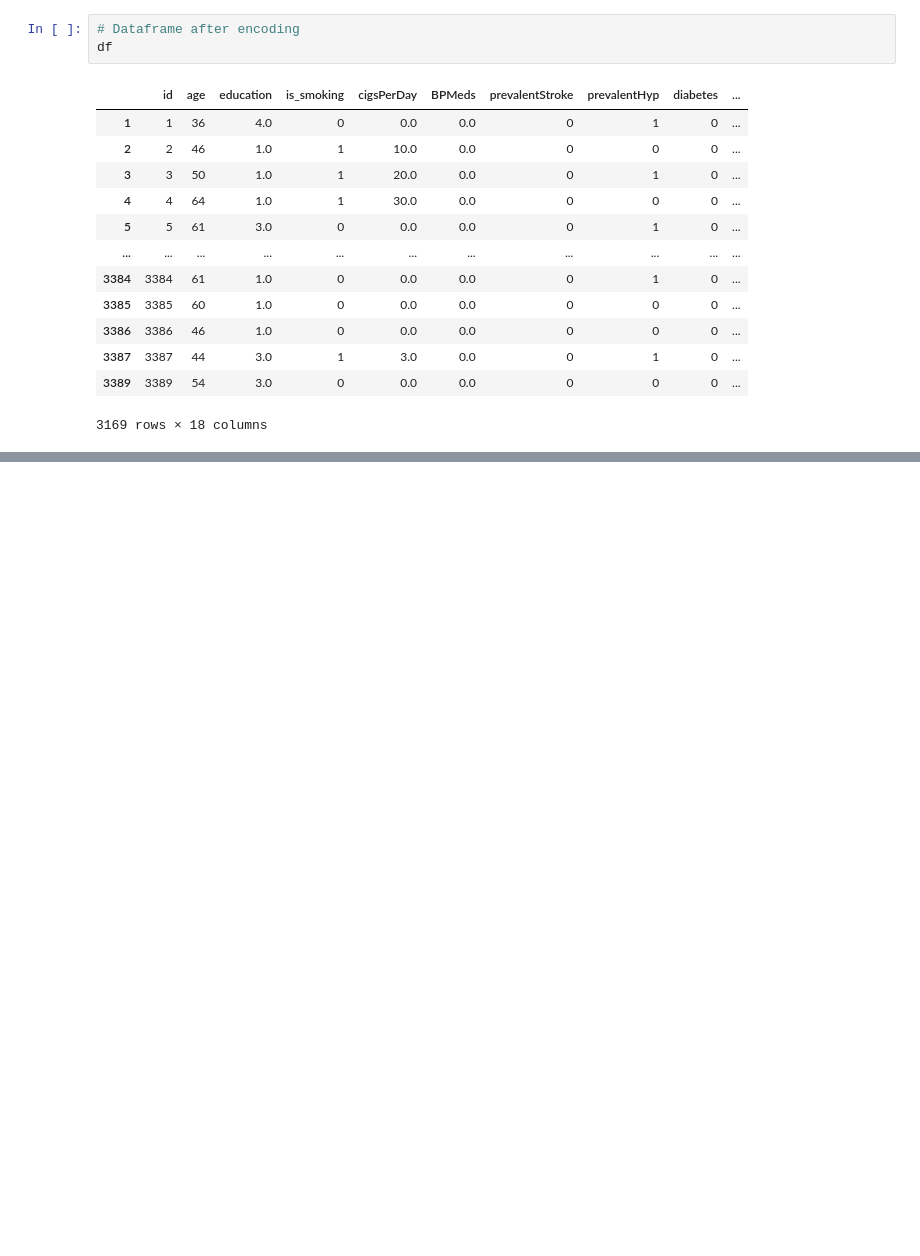
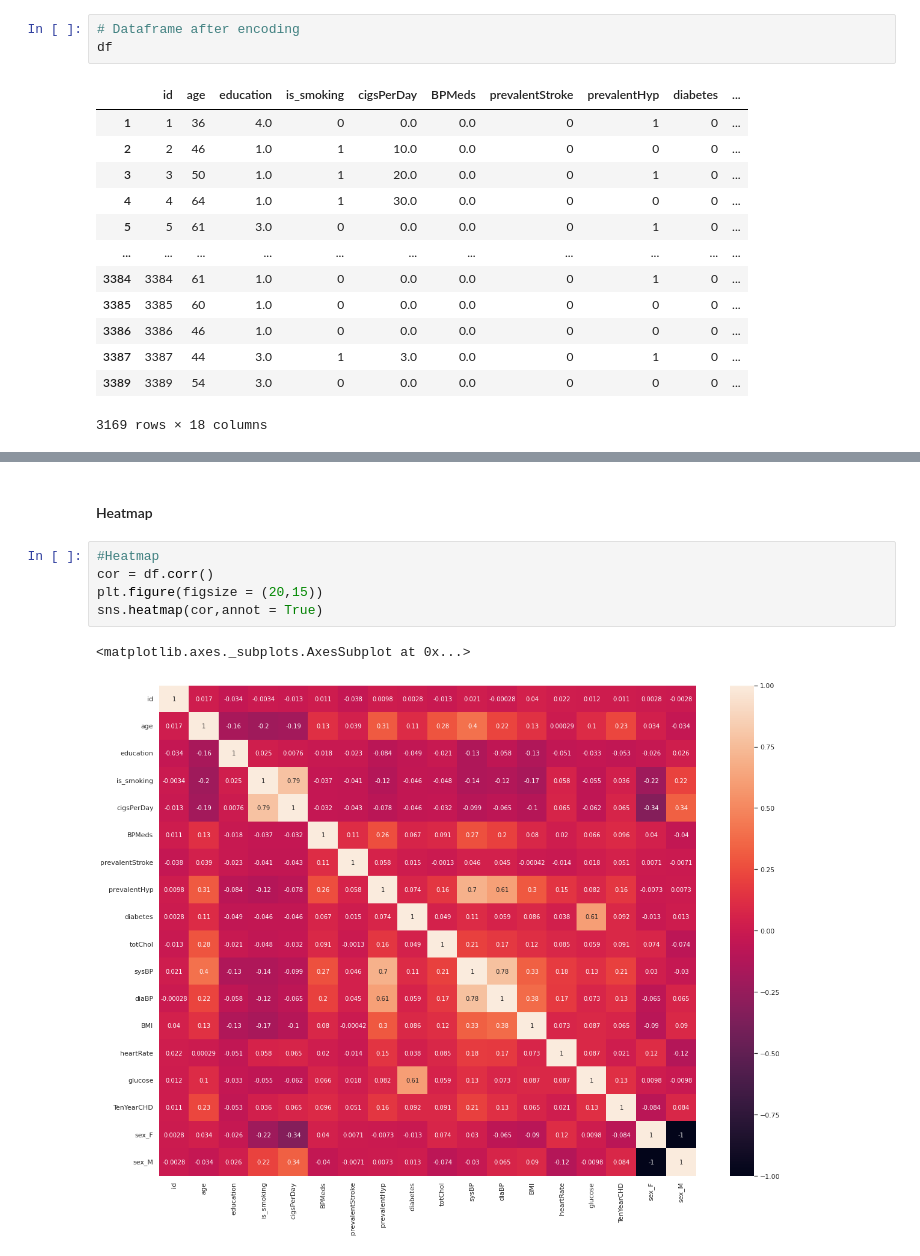
Before and after one commit to Srijan-Rai/CardioVascularRiskPrediction, a Jupyter notebook: Cardiovascular_Risk_Prediction(Classification).ipynb, the cells around one changed output, grey strips where cells are left out. Cells and saved outputs as stored; diff of their text form; blank space fills up the shorter version.

```diff
--- a/Cardiovascular_Risk_Prediction(Classification).ipynb
+++ b/Cardiovascular_Risk_Prediction(Classification).ipynb
@@ -391,0 +425,10 @@ df
+# %% [markdown]
+#### Heatmap
+# %%
+#Heatmap
+cor = df.corr()
+plt.figure(figsize = (20,15))
+sns.heatmap(cor,annot = True)
+# %% [output]
+<matplotlib.axes._subplots.AxesSubplot at 0x...>
+[figure, added]
```
Also changed, not shown: parts of 20 cells of this notebook.
